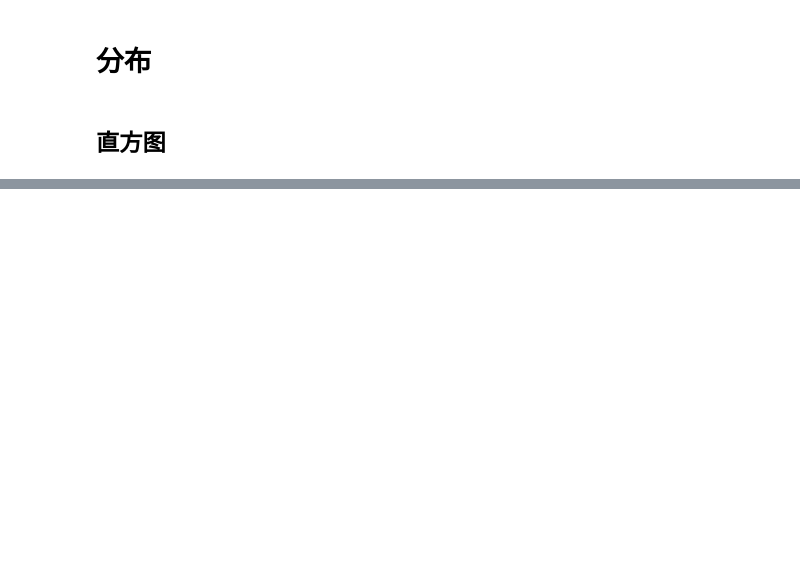
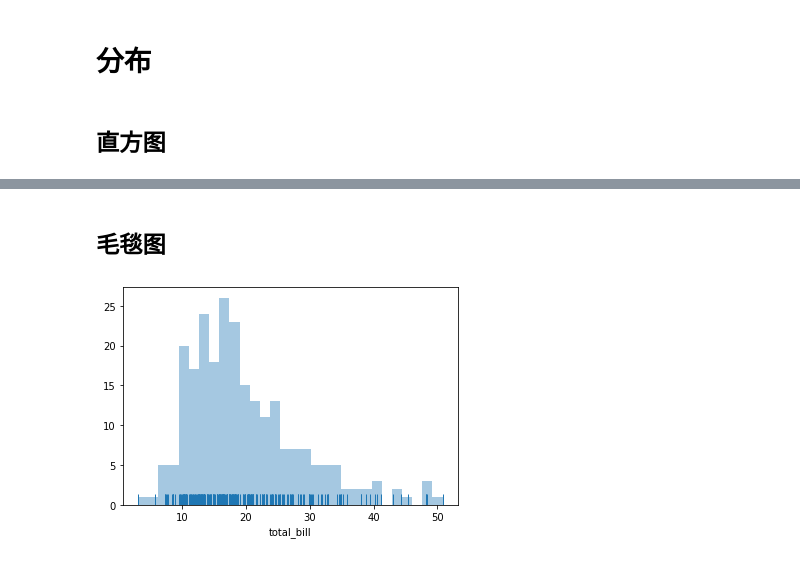
Before and after one commit to ThomasYounger02/DataScience, a Jupyter notebook: Visualization/Seaborn/一个变量.ipynb, the cells around one changed output, grey strips where cells are left out. Cells and saved outputs as stored; diff of their text form; code cells hidden in the pictures; blank space fills up the shorter version.

```diff
--- a/Visualization/Seaborn/一个变量.ipynb
+++ b/Visualization/Seaborn/一个变量.ipynb
@@ -21,0 +31,6 @@ tips = sns.load_dataset('tips')
+# %% [markdown]
+## 毛毯图
+# %%
+sns.distplot(tips['total_bill'], bins=30, kde=False, rug=True);
+# %% [output]
+[figure, added]
```
Also changed, not shown: parts of 13 cells of this notebook, 2 other files.
